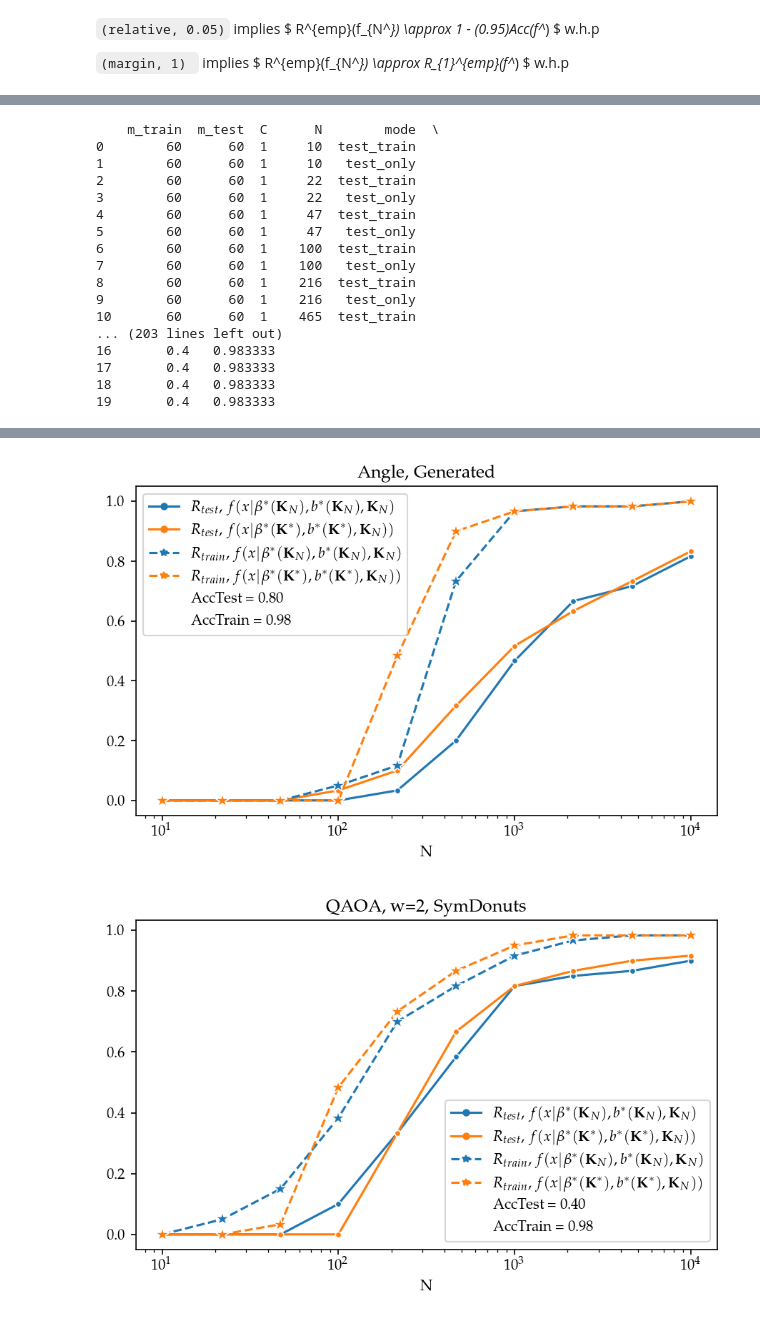
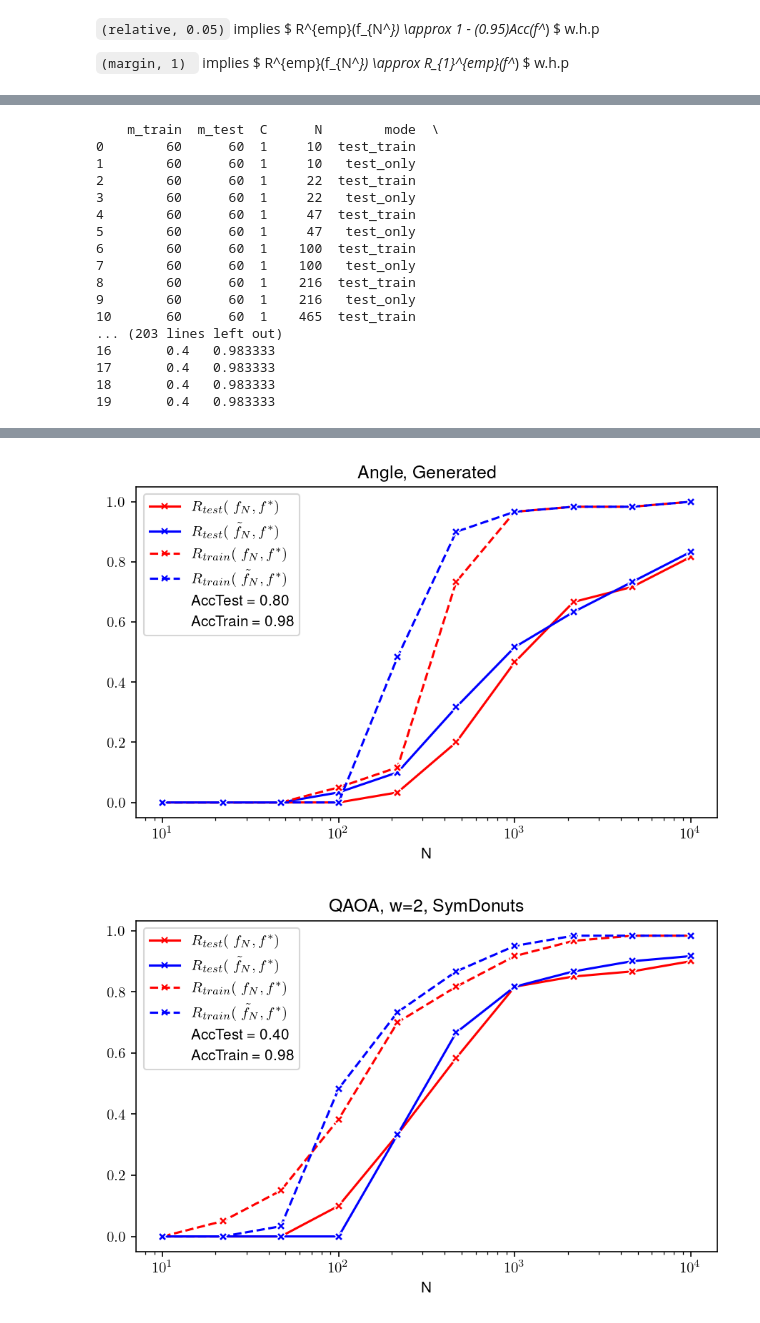
Before and after one commit to abhayshastry/ReliableQuantumKernelClassifiers, a Jupyter notebook: exp-Problem-Statement/visualization.ipynb, the cells around one changed output, grey strips where cells are left out. Drawn from its saved outputs; the diff is of its cells as text; code cells hidden in the pictures.

Commit message:
New figure

```diff
--- a/exp-Problem-Statement/visualization.ipynb
+++ b/exp-Problem-Statement/visualization.ipynb
@@ -20,8 +20,8 @@ from exp_utils import *
 
 plt.rcParams.update({
      "text.usetex" : "true",
-    "font.family": "serif",
-    "font.serif": ["Palatino"],
+    "font.family": "sans-serif",
+    "font.serif": ["Helvetica"],
 })
 
 
@@ -73,6 +86,9 @@ Index(['y_train', 'C_val', 'm_sv', 'K_train', 'y_test', 'K_test_train',
 import matplotlib.lines as mlines
 key_list = data.index.get_level_values("kernel,dataset").unique()
 key = ('QAOA,2', 'SymDonuts')
+
+colors = ["#FF0000", "#0000FF"]
+sns.set_palette(sns.color_palette(colors))
 
 
 #df.index.get_level_values("m_train").unique()
@@ -80,9 +96,9 @@ key = ('QAOA,2', 'SymDonuts')
 
 def legend_mapper(x):
     if x == "test_train":
-        return "$f(x| \\beta^*(\\mathbf{K}_N), b^*(\\mathbf{K}_N),\\mathbf{K}_N ) $"
+        return "$f_N$"
     if x == "test_only":
-        return "$f(x| \\beta^*(\\mathbf{K}^*),  b^*(\\mathbf{K}^*), \\mathbf{K}_N ))$"
+        return "$\\tilde{f}_N$"
 
 
 
@@ -95,18 +111,18 @@ def plot_key(key,ax):
     trainacc = df["Train Acc"][0]
     df["mode"] = df["mode"].map(legend_mapper)
     sns.lineplot(data=df.rename({"R_test":"$R_{test}$"}, axis = 1), x = "N", y="$R_{test}$",
-             hue = "mode", marker = "o",markersize = 4,ax = ax)
+             hue = "mode", marker = "X" ,markersize = 6,ax = ax)
     sns.lineplot(data=df.rename({"R_train":"$R_{train}$"}, axis = 1), x = "N", y="$R_{train}$",
-             hue = "mode", marker = "*", markersize = 10, ax= ax, linestyle="--")
+             hue = "mode", marker = "X" , markersize = 6, ax= ax, linestyle="--")
 
     L = ax.legend()
    # return L
 
-    L_test =  [mlines.Line2D([], [], color= L.get_lines()[i].get_color(), marker='o', linestyle='-',
-                          markersize=4, label= "$R_{test}$,  " +  L.get_texts()[i].get_text()) for i in range(2)]
+    L_test =  [mlines.Line2D([], [], color= L.get_lines()[i].get_color(), marker='x', linestyle='-',
+                          markersize=4, label= "$R_{test}($ " +  L.get_texts()[i].get_text() + "$, f^*)$")  for i in range(2)]
 
-    L_train =  [mlines.Line2D([], [], color= L.get_lines()[i].get_color(), marker='*', linestyle='--',
-                          markersize=5, label="$R_{train}$,  " +L.get_texts()[i].get_text()) for i in range(2,4)]
+    L_train =  [mlines.Line2D([], [], color= L.get_lines()[i].get_color(), marker='x', linestyle='--',
+                          markersize=4, label="$R_{train}($  " +L.get_texts()[i].get_text() + "$, f^*)$") for i in range(2,4)]
 
     L_testacc =  [mlines.Line2D([], [], color= L.get_lines()[i].get_color(), marker='', linestyle=' ',
                           markersize=5, label=f"AccTest = {testacc:.2f} " ) ]
@@ -125,7 +141,7 @@ def plot_key(key,ax):
     #plt.show()
 
 
-selected_keylist = [('QAOA', 'Checkerboard'), ('Havliscek', 'Generated'),  ('Angle', 'Generated'), ('QAOA,2', 'SymDonuts') ]
+selected_keylist = [('QAOA', 'Checkerboard'), ('Havliscek', 'Gen,5'),  ('Angle', 'Generated'), ('QAOA,2', 'SymDonuts') ]
 for i,k in enumerate(selected_keylist):
     fig, ax = plt.subplots(1,1, figsize=(6, 4))
     file_str = plot_key(k, ax)
@@ -205,5 +221,5 @@ for i,k in enumerate(selected_keylist):
-[figure, old version]
+[figure, new version]
-[figure, old version]
+[figure, new version]
 # %%
 selected_keylist = [ ('Havliscek,2', 'Checkerboard'),('Angle,2', 'Two_Moons')]
 for i,k in enumerate(selected_keylist):
```
Also changed, not shown: parts of 22 cells of this notebook, 22 other files.
